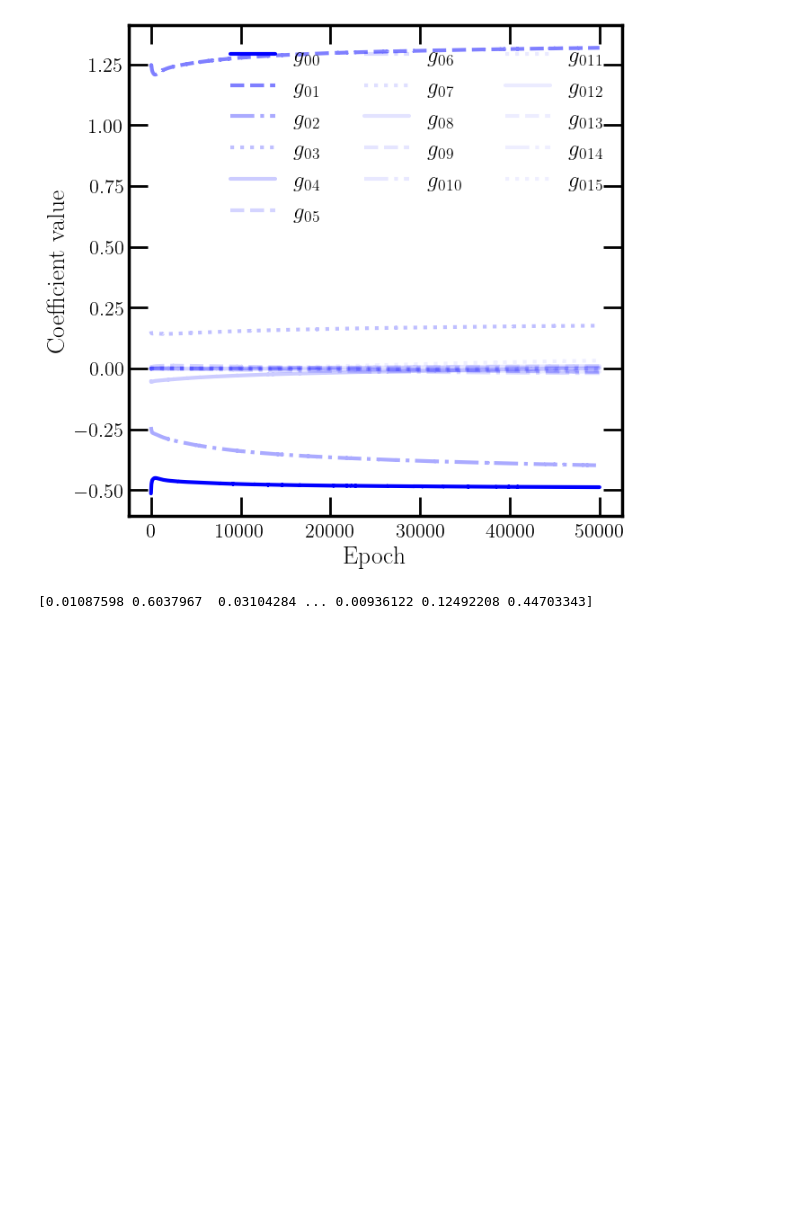
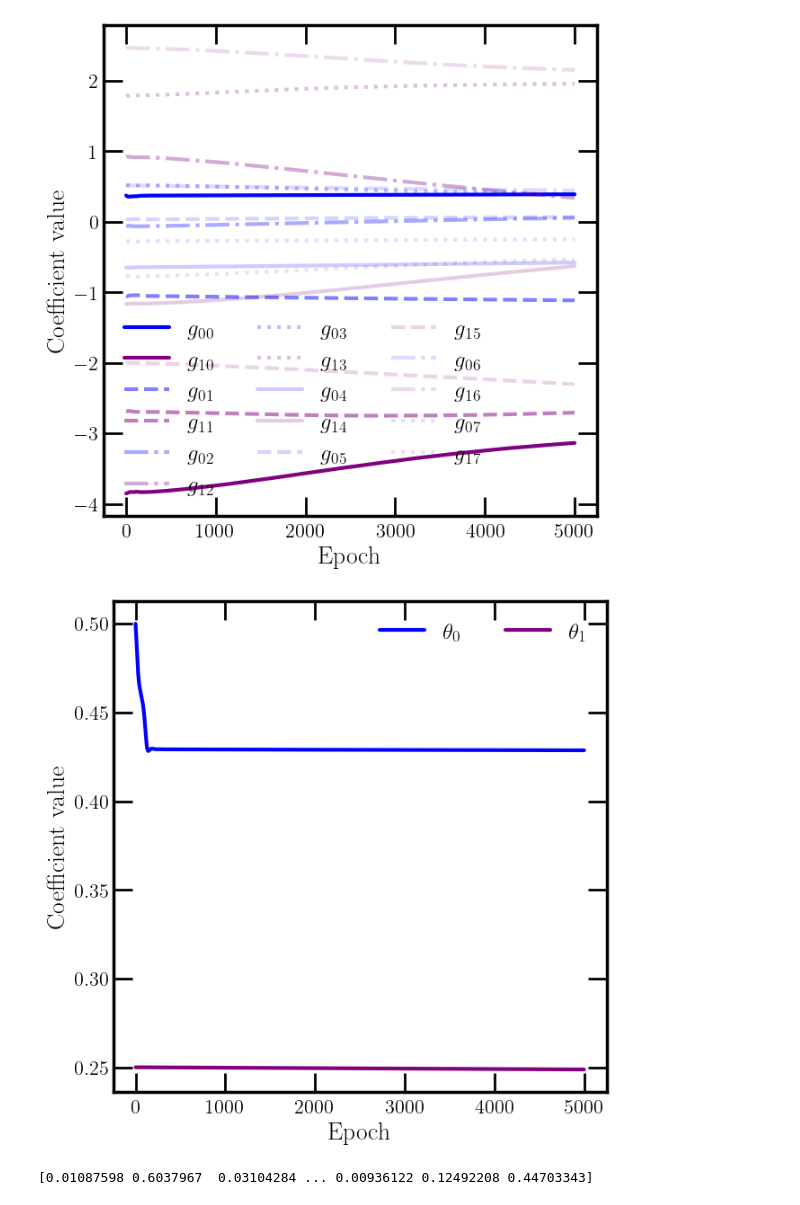
Before and after one commit to rikab/RDF, a Jupyter notebook: numeric/plot_results_rikabplotlib.ipynb, the cells around one changed output. Drawn from its saved outputs; the diff is of its cells as text; code cells hidden in the pictures; blank space fills up the shorter version.

```diff
--- a/numeric/plot_results_rikabplotlib.ipynb
+++ b/numeric/plot_results_rikabplotlib.ipynb
@@ -19,16 +19,17 @@ import pickle
 # %%
 device = "cpu"
 # %%
-outfile_name = f"thrust_1_1d"
+outfile_name = f"thrust_2_rikab_test"
 
 save_dict = {}
+is_final_string = ""
 
-with open(f"output/{outfile_name}_config", "rb") as ifile:
+with open(f"output" + is_final_string + f"/{outfile_name}_config", "rb") as ifile:
     save_dict["configs"] = pickle.load(ifile)
 
-losses = np.load(f"output/{outfile_name}_losses.npy")
-g_coeffs_log = np.load(f"output/{outfile_name}_g_coeffs.npy")
-theta_log = np.load(f"output/{outfile_name}_theta.npy")
+losses = np.load(f"output" + is_final_string + f"/{outfile_name}_losses.npy")
+g_coeffs_log = np.load(f"output" + is_final_string + f"/{outfile_name}_g_coeffs.npy")
+theta_log = np.load(f"output" + is_final_string + f"/{outfile_name}_theta.npy")
 
 
 distribution = save_dict["configs"]["distribution"]
@@ -123,29 +124,44 @@ build_title(ax)
 # %%
 
 
 from matplotlib.pyplot import cm
 # color = iter(cm.hsv(np.linspace(0, 1, g_coeffs_log.shape[2]+1)))
 opacities = [1 / (n+1) for n in range(g_coeffs_log.shape[2])]
 linestyles = ["-", "--", "-.", ":", ]
 
 # colors = ["red", "orange", "gold"]
 
 fig, ax = newplot('full')
 for n in range(g_coeffs_log.shape[2]):
     for m in range(g_coeffs_log.shape[1]):
         label = f"$g_{{{m}{n}}}$"
         c = order_colors[m+1]
         l = linestyles[n % len(linestyles)]
         plt.plot(g_coeffs_log[:, m, n], label=label, color=c, alpha=opacities[n], linestyle=l)
 plt.legend(ncol = 3)#, title = "Thrust @ " + r"$\mathcal{O}(\alpha_s^" + str(order_to_match) + "$)\t\t\t\t\t")
 plt.xlabel("Epoch")
 plt.ylabel("Coefficient value")
 # plt.ylim(ylims[distribution])
 plt.savefig(f"figures/{outfile_name}_coeffs_nice.png", bbox_inches = "tight")
 
 plt.show()
+
+
+# thetas
+
+fig, ax = newplot('full')
+for n in range(theta_log.shape[1]):
+    label = f"$\\theta_{{{n}}}$"
+    c = order_colors[n+1]
+    plt.plot(theta_log[:, n], label=label, color=c)
+plt.legend(ncol = 3)#, title = "Thrust @ " + r"$\mathcal{O}(\alpha_s^" + str(order_to_match) + "$)\t\t\t\t\t")
+plt.xlabel("Epoch")
+plt.ylabel("Coefficient value")
+# plt.ylim(ylims[distribution])
+plt.savefig(f"figures/{outfile_name}_thetas_nice.png", bbox_inches = "tight")
 # %% [output]
-[figure, old version]
+[figure, new version]
+[figure, added]
 # %%
 
 with open(f"data/pythia_distribution.pkl", "rb") as ifile:
```
Also changed, not shown: parts of 4 cells of this notebook, 12 other files.
